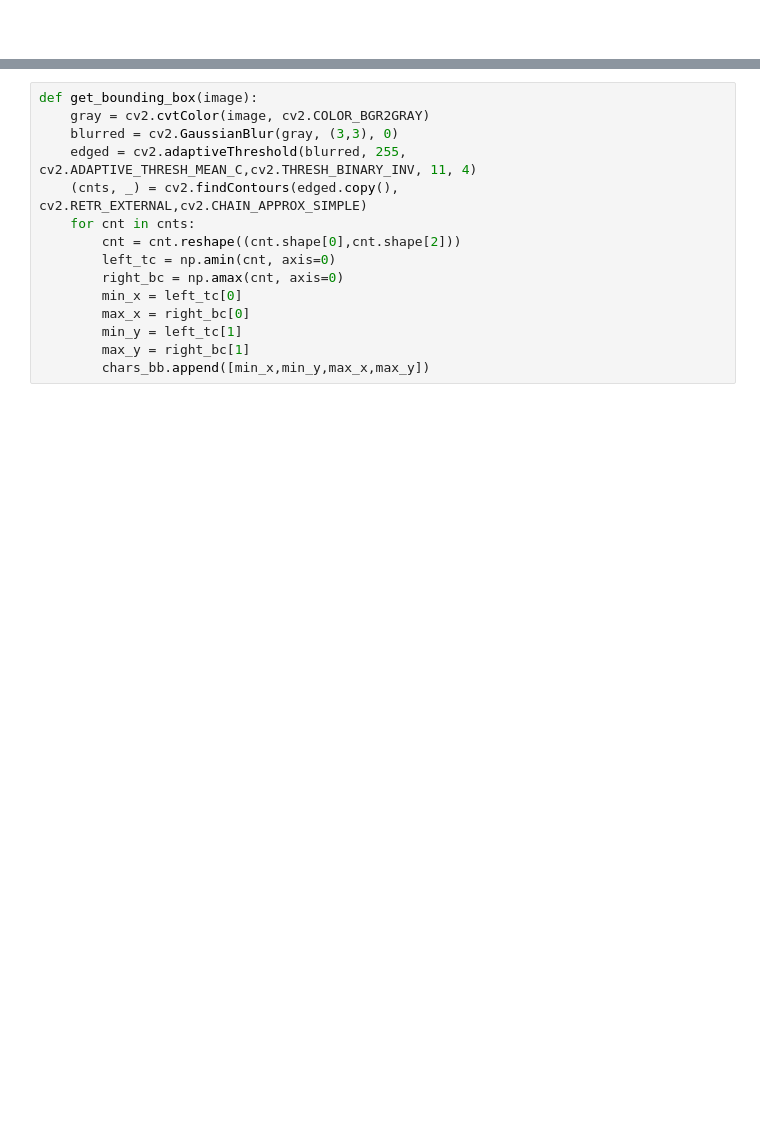
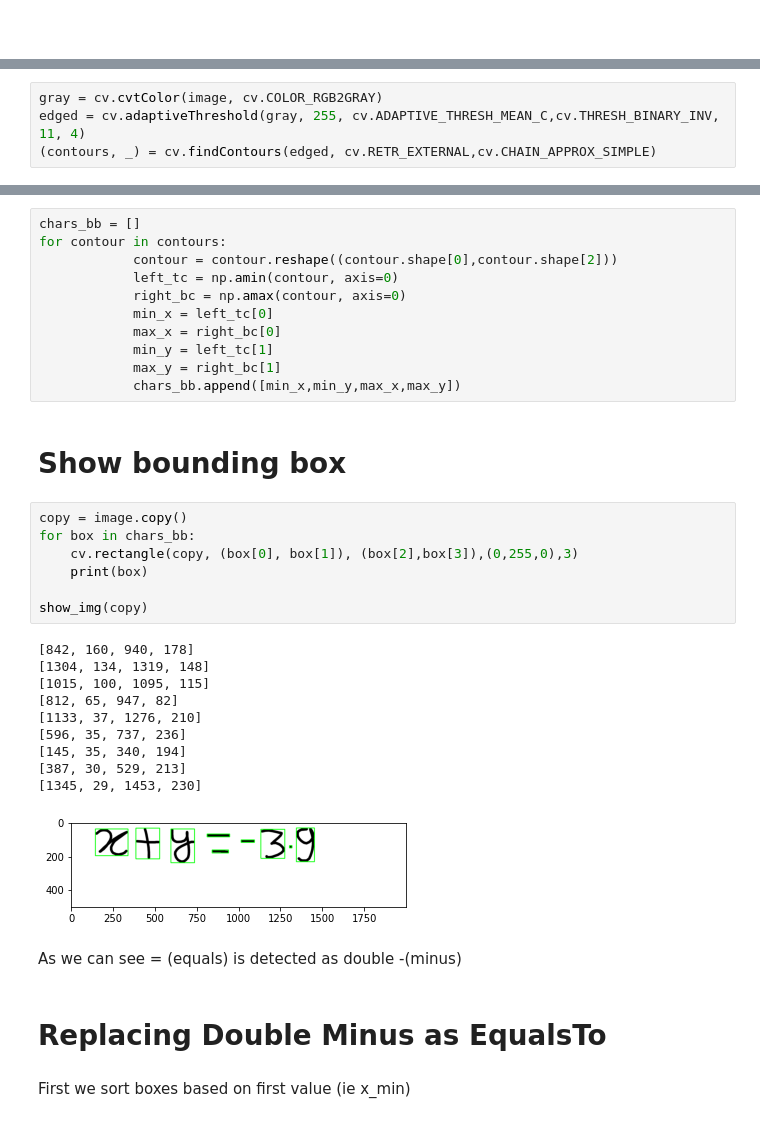
Before and after one commit to Sagyam/HESV-API, a Jupyter notebook: Experiments.ipynb, the cells around one changed output, grey strips where cells are left out. Saved outputs shown, nothing was run; the diff lists cells and outputs as text; blank space fills up the shorter version.

```diff
--- a/Experiments.ipynb
+++ b/Experiments.ipynb
@@ -62,0 +78,4 @@ symbols = []
+# %%
+gray = cv.cvtColor(image, cv.COLOR_RGB2GRAY)
+edged = cv.adaptiveThreshold(gray, 255, cv.ADAPTIVE_THRESH_MEAN_C,cv.THRESH_BINARY_INV, 11, 4)
+(contours, _) = cv.findContours(edged, cv.RETR_EXTERNAL,cv.CHAIN_APPROX_SIMPLE)
@@ -63,15 +84,37 @@ symbols = []
 # %%
-def get_bounding_box(image):
-    gray = cv2.cvtColor(image, cv2.COLOR_BGR2GRAY)
-    blurred = cv2.GaussianBlur(gray, (3,3), 0)
-    edged = cv2.adaptiveThreshold(blurred, 255, cv2.ADAPTIVE_THRESH_MEAN_C,cv2.THRESH_BINARY_INV, 11, 4)
-    (cnts, _) = cv2.findContours(edged.copy(), cv2.RETR_EXTERNAL,cv2.CHAIN_APPROX_SIMPLE)
-    for cnt in cnts:
-        cnt = cnt.reshape((cnt.shape[0],cnt.shape[2]))
-        left_tc = np.amin(cnt, axis=0)
-        right_bc = np.amax(cnt, axis=0)
-        min_x = left_tc[0]
-        max_x = right_bc[0]
-        min_y = left_tc[1]
-        max_y = right_bc[1]
-        chars_bb.append([min_x,min_y,max_x,max_y])
+chars_bb = []
+for contour in contours:
+            contour = contour.reshape((contour.shape[0],contour.shape[2]))
+            left_tc = np.amin(contour, axis=0)
+            right_bc = np.amax(contour, axis=0)
+            min_x = left_tc[0]
+            max_x = right_bc[0]
+            min_y = left_tc[1]
+            max_y = right_bc[1]
+            chars_bb.append([min_x,min_y,max_x,max_y])
+# %% [markdown]
+# Show bounding box
+# %%
+copy = image.copy()
+for box in chars_bb:
+    cv.rectangle(copy, (box[0], box[1]), (box[2],box[3]),(0,255,0),3)
+    print(box)
+
+show_img(copy)
+# %% [output]
+[842, 160, 940, 178]
+[1304, 134, 1319, 148]
+[1015, 100, 1095, 115]
+[812, 65, 947, 82]
+[1133, 37, 1276, 210]
+[596, 35, 737, 236]
+[145, 35, 340, 194]
+[387, 30, 529, 213]
+[1345, 29, 1453, 230]
+[figure, added]
+# %% [markdown]
+As we can see = (equals) is detected as double -(minus)
+# %% [markdown]
+# Replacing Double Minus as EqualsTo
+# %% [markdown]
+First we sort boxes based on first value (ie x_min)
```
Also changed, not shown: parts of 25 cells of this notebook, 2 other files.
